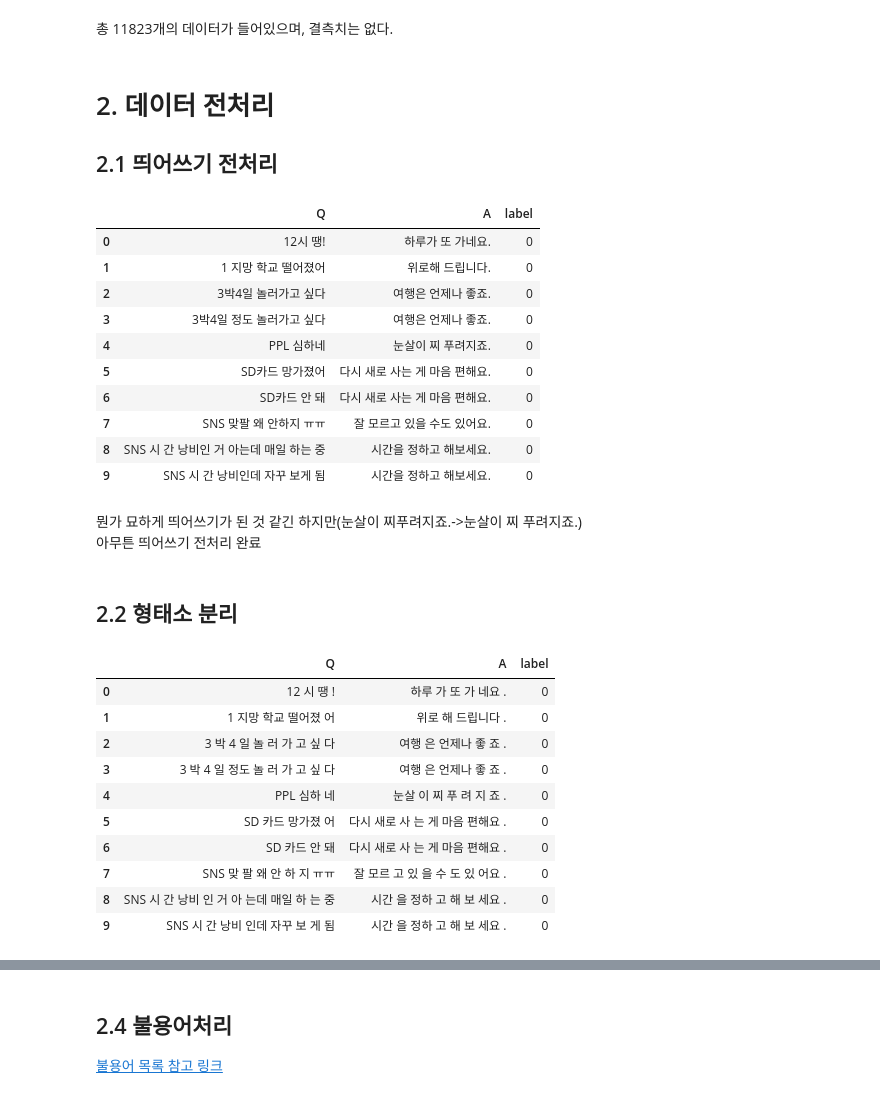
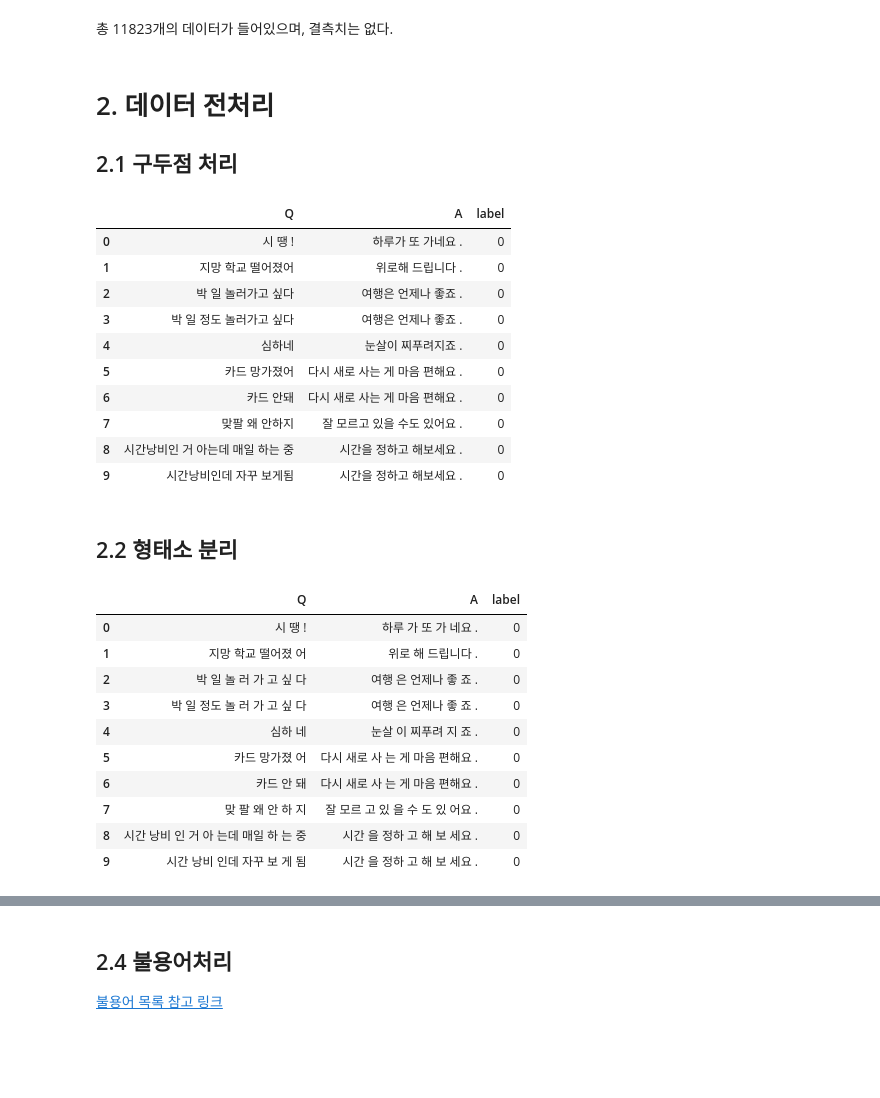
Before and after one commit to Gyu-Ri-Park/aiffel_quest, a Jupyter notebook: quest/240325_KOR_chatbot.ipynb, the cells around one changed output, grey strips where cells are left out. Saved outputs shown, nothing was run; the diff lists cells and outputs as text; code cells hidden in the pictures; blank space fills up the shorter version.

```diff
--- a/quest/240325_KOR_chatbot.ipynb
+++ b/quest/240325_KOR_chatbot.ipynb
@@ -56,4 +60,4 @@ memory usage: 277.2+ KB
 총 11823개의 데이터가 들어있으며, 결측치는 없다.
 # %% [markdown]
 # 2. 데이터 전처리
-## 2.1 띄어쓰기 전처리
+## 2.1 구두점 처리
@@ -62,51 +64,59 @@ memory usage: 277.2+ KB
+# %%
+# 전처리 함수
+def preprocess_sentence(sentence):
+  # 입력받은 sentence를 소문자로 변경하고 양쪽 공백을 제거
+  sentence = sentence.lower().strip()
+
+  # 단어와 구두점(punctuation) 사이의 거R리를 만듭니다.
+  # 예를 들어서 "I am a student." => "I am a student ."와 같이
+  # student와 온점 사이에 거리를 만듭니다.
+  sentence = re.sub(r"([?.!,])", r" \1 ", sentence)
+  sentence = re.sub(r'[" "]+', " ", sentence)
+
+  # (가-힣, ".", "?", "!", ",")를 제외한 모든 문자를 공백인 ' '로 대체합니다.
+  sentence = re.sub(r"[^가-힣?.!,]+", " ", sentence)
+  sentence = sentence.strip()
+  return sentence
 # %%
-# 라이브러리 호출
-from pykospacing import Spacing
-spacing = Spacing()
-
-# 데이터에 띄어쓰기 적용
-k_chatbot['Q'] = k_chatbot['Q'].apply(lambda x: spacing(x))
-k_chatbot['A'] = k_chatbot['A'].apply(lambda x: spacing(x))
+k_chatbot['Q'] = k_chatbot['Q'].apply(preprocess_sentence)
+k_chatbot['A'] = k_chatbot['A'].apply(preprocess_sentence)
 
 k_chatbot.head(10)
 # %% [output]
 |  | Q | A | label |
-| 0 | 12시 땡! | 하루가 또 가네요. | 0 |
-| 1 | 1 지망 학교 떨어졌어 | 위로해 드립니다. | 0 |
-| 2 | 3박4일 놀러가고 싶다 | 여행은 언제나 좋죠. | 0 |
-| 3 | 3박4일 정도 놀러가고 싶다 | 여행은 언제나 좋죠. | 0 |
-| 4 | PPL 심하네 | 눈살이 찌 푸려지죠. | 0 |
-| 5 | SD카드 망가졌어 | 다시 새로 사는 게 마음 편해요. | 0 |
-| 6 | SD카드 안 돼 | 다시 새로 사는 게 마음 편해요. | 0 |
-| 7 | SNS 맞팔 왜 안하지 ㅠㅠ | 잘 모르고 있을 수도 있어요. | 0 |
-| 8 | SNS 시 간 낭비인 거 아는데 매일 하는 중 | 시간을 정하고 해보세요. | 0 |
-| 9 | SNS 시 간 낭비인데 자꾸 보게 됨 | 시간을 정하고 해보세요. | 0 |
+| 0 | 시 땡 ! | 하루가 또 가네요 . | 0 |
+| 1 | 지망 학교 떨어졌어 | 위로해 드립니다 . | 0 |
+| 2 | 박 일 놀러가고 싶다 | 여행은 언제나 좋죠 . | 0 |
+| 3 | 박 일 정도 놀러가고 싶다 | 여행은 언제나 좋죠 . | 0 |
+| 4 | 심하네 | 눈살이 찌푸려지죠 . | 0 |
+| 5 | 카드 망가졌어 | 다시 새로 사는 게 마음 편해요 . | 0 |
+| 6 | 카드 안돼 | 다시 새로 사는 게 마음 편해요 . | 0 |
+| 7 | 맞팔 왜 안하지 | 잘 모르고 있을 수도 있어요 . | 0 |
+| 8 | 시간낭비인 거 아는데 매일 하는 중 | 시간을 정하고 해보세요 . | 0 |
+| 9 | 시간낭비인데 자꾸 보게됨 | 시간을 정하고 해보세요 . | 0 |
-# %% [markdown]
-뭔가 묘하게 띄어쓰기가 된 것 같긴 하지만(눈살이 찌푸려지죠.->눈살이 찌 푸려지죠.)
-아무튼 띄어쓰기 전처리 완료
 # %% [markdown]
 ## 2.2 형태소 분리
 # %%
 tokenizer = Mecab()
 
-def preprocess_sentence(sentence):
+def tokenizing(sentence):
     sentence = tokenizer.morphs(sentence)
     sentence = ' '.join(sentence)
     return sentence
 
-k_chatbot['Q'] = k_chatbot['Q'].apply(preprocess_sentence)
-k_chatbot['A'] = k_chatbot['A'].apply(preprocess_sentence)
+k_chatbot['Q'] = k_chatbot['Q'].apply(tokenizing)
+k_chatbot['A'] = k_chatbot['A'].apply(tokenizing)
 
 k_chatbot.head(10)
 # %% [output]
 |  | Q | A | label |
-| 0 | 12 시 땡 ! | 하루 가 또 가 네요 . | 0 |
-| 1 | 1 지망 학교 떨어졌 어 | 위로 해 드립니다 . | 0 |
-| 2 | 3 박 4 일 놀 러 가 고 싶 다 | 여행 은 언제나 좋 죠 . | 0 |
-| 3 | 3 박 4 일 정도 놀 러 가 고 싶 다 | 여행 은 언제나 좋 죠 . | 0 |
-| 4 | PPL 심하 네 | 눈살 이 찌 푸 려 지 죠 . | 0 |
-| 5 | SD 카드 망가졌 어 | 다시 새로 사 는 게 마음 편해요 . | 0 |
-| 6 | SD 카드 안 돼 | 다시 새로 사 는 게 마음 편해요 . | 0 |
-| 7 | SNS 맞 팔 왜 안 하 지 ㅠㅠ | 잘 모르 고 있 을 수 도 있 어요 . | 0 |
-| 8 | SNS 시 간 낭비 인 거 아 는데 매일 하 는 중 | 시간 을 정하 고 해 보 세요 . | 0 |
-| 9 | SNS 시 간 낭비 인데 자꾸 보 게 됨 | 시간 을 정하 고 해 보 세요 . | 0 |
+| 0 | 시 땡 ! | 하루 가 또 가 네요 . | 0 |
+| 1 | 지망 학교 떨어졌 어 | 위로 해 드립니다 . | 0 |
+| 2 | 박 일 놀 러 가 고 싶 다 | 여행 은 언제나 좋 죠 . | 0 |
+| 3 | 박 일 정도 놀 러 가 고 싶 다 | 여행 은 언제나 좋 죠 . | 0 |
+| 4 | 심하 네 | 눈살 이 찌푸려 지 죠 . | 0 |
+| 5 | 카드 망가졌 어 | 다시 새로 사 는 게 마음 편해요 . | 0 |
+| 6 | 카드 안 돼 | 다시 새로 사 는 게 마음 편해요 . | 0 |
+| 7 | 맞 팔 왜 안 하 지 | 잘 모르 고 있 을 수 도 있 어요 . | 0 |
+| 8 | 시간 낭비 인 거 아 는데 매일 하 는 중 | 시간 을 정하 고 해 보 세요 . | 0 |
+| 9 | 시간 낭비 인데 자꾸 보 게 됨 | 시간 을 정하 고 해 보 세요 . | 0 |
```
Also changed, not shown: parts of 35 cells of this notebook.
